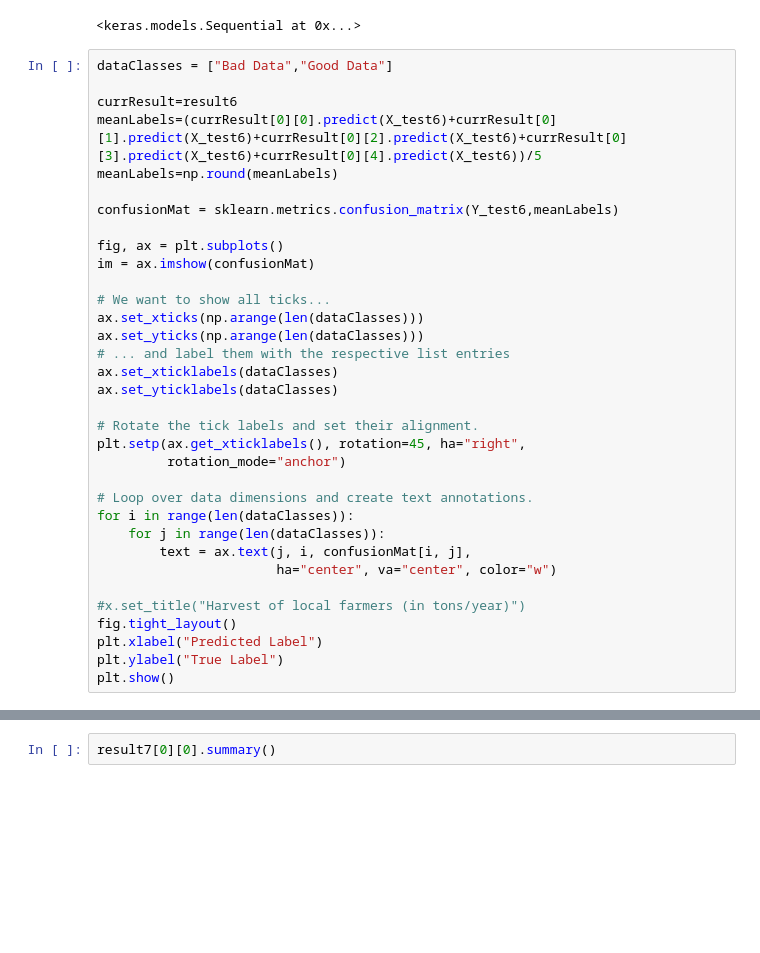
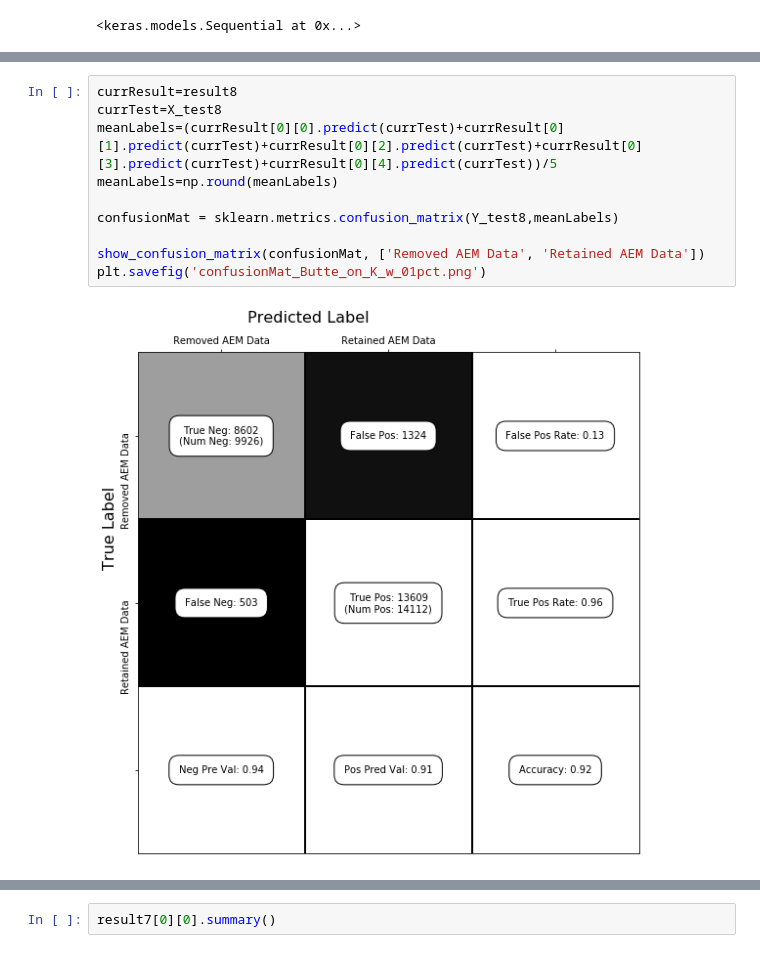
Before and after one commit to ndewar/AEM_ML, a Jupyter notebook: CNN_2D_AEM_ML_v2.ipynb, the cells around one changed output, grey strips where cells are left out. Drawn from its saved outputs; the diff is of its cells as text; blank space fills up the shorter version.

Commit message:
adding confusion mats for butte on kaweah testing

```diff
--- a/CNN_2D_AEM_ML_v2.ipynb
+++ b/CNN_2D_AEM_ML_v2.ipynb
@@ -604,37 +610,3 @@ TypeError: Mismatch between array dtype ('object') and format specifier ('%.18e,
 result7[0][0]
 # %% [output]
 <keras.models.Sequential at 0x...>
-# %%
-dataClasses = ["Bad Data","Good Data"]
-
-currResult=result6
-meanLabels=(currResult[0][0].predict(X_test6)+currResult[0][1].predict(X_test6)+currResult[0][2].predict(X_test6)+currResult[0][3].predict(X_test6)+currResult[0][4].predict(X_test6))/5
-meanLabels=np.round(meanLabels)
-
-confusionMat = sklearn.metrics.confusion_matrix(Y_test6,meanLabels)
-
-fig, ax = plt.subplots()
-im = ax.imshow(confusionMat)
-
-# We want to show all ticks...
-ax.set_xticks(np.arange(len(dataClasses)))
-ax.set_yticks(np.arange(len(dataClasses)))
-# ... and label them with the respective list entries
-ax.set_xticklabels(dataClasses)
-ax.set_yticklabels(dataClasses)
-
-# Rotate the tick labels and set their alignment.
-plt.setp(ax.get_xticklabels(), rotation=45, ha="right",
-         rotation_mode="anchor")
-
-# Loop over data dimensions and create text annotations.
-for i in range(len(dataClasses)):
-    for j in range(len(dataClasses)):
-        text = ax.text(j, i, confusionMat[i, j],
-                       ha="center", va="center", color="w")
-
-#x.set_title("Harvest of local farmers (in tons/year)")
-fig.tight_layout()
-plt.xlabel("Predicted Label")
-plt.ylabel("True Label")
-plt.show()
@@ -642,0 +721,12 @@ plt.show()
+# %%
+currResult=result8
+currTest=X_test8
+meanLabels=(currResult[0][0].predict(currTest)+currResult[0][1].predict(currTest)+currResult[0][2].predict(currTest)+currResult[0][3].predict(currTest)+currResult[0][4].predict(currTest))/5
+meanLabels=np.round(meanLabels)
+
+confusionMat = sklearn.metrics.confusion_matrix(Y_test8,meanLabels)
+
+show_confusion_matrix(confusionMat, ['Removed AEM Data', 'Retained AEM Data'])
+plt.savefig('confusionMat_Butte_on_K_w_01pct.png')
+# %% [output]
+[figure, added]
```
Also changed, not shown: parts of 6 cells of this notebook, 3 other files.
